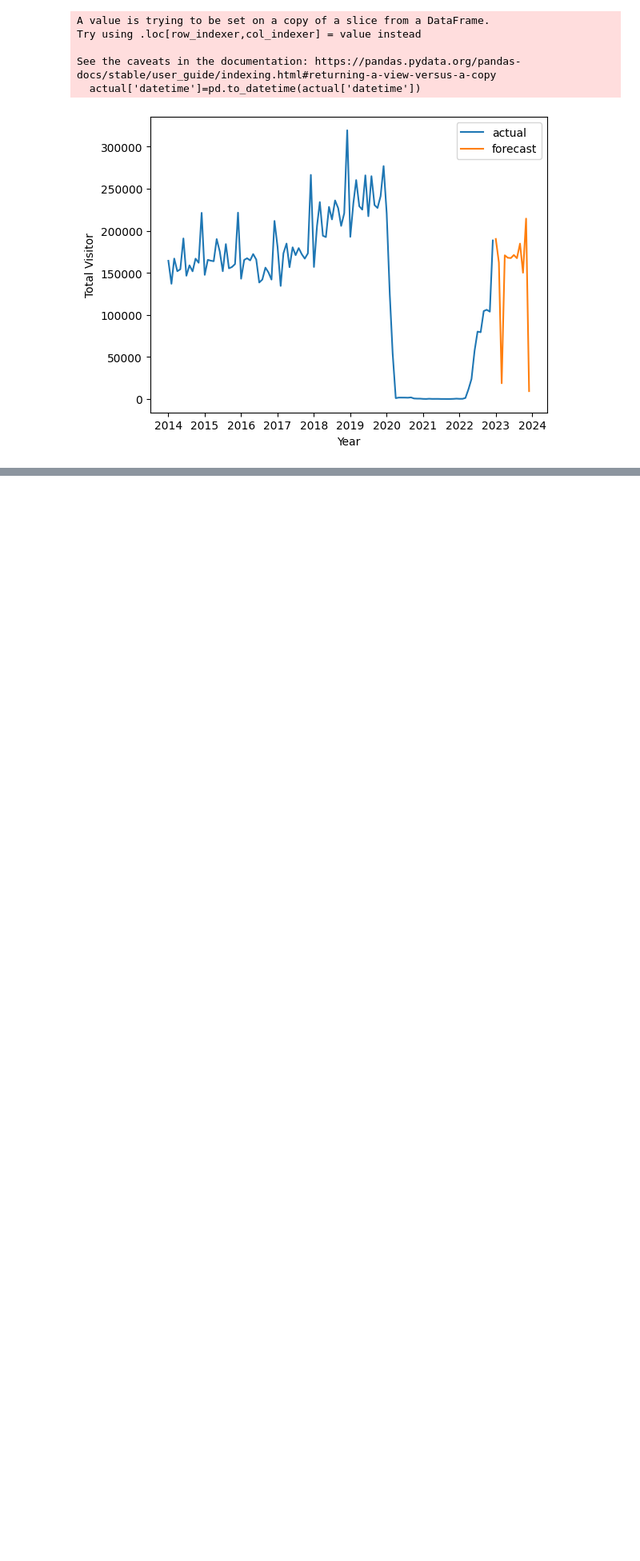
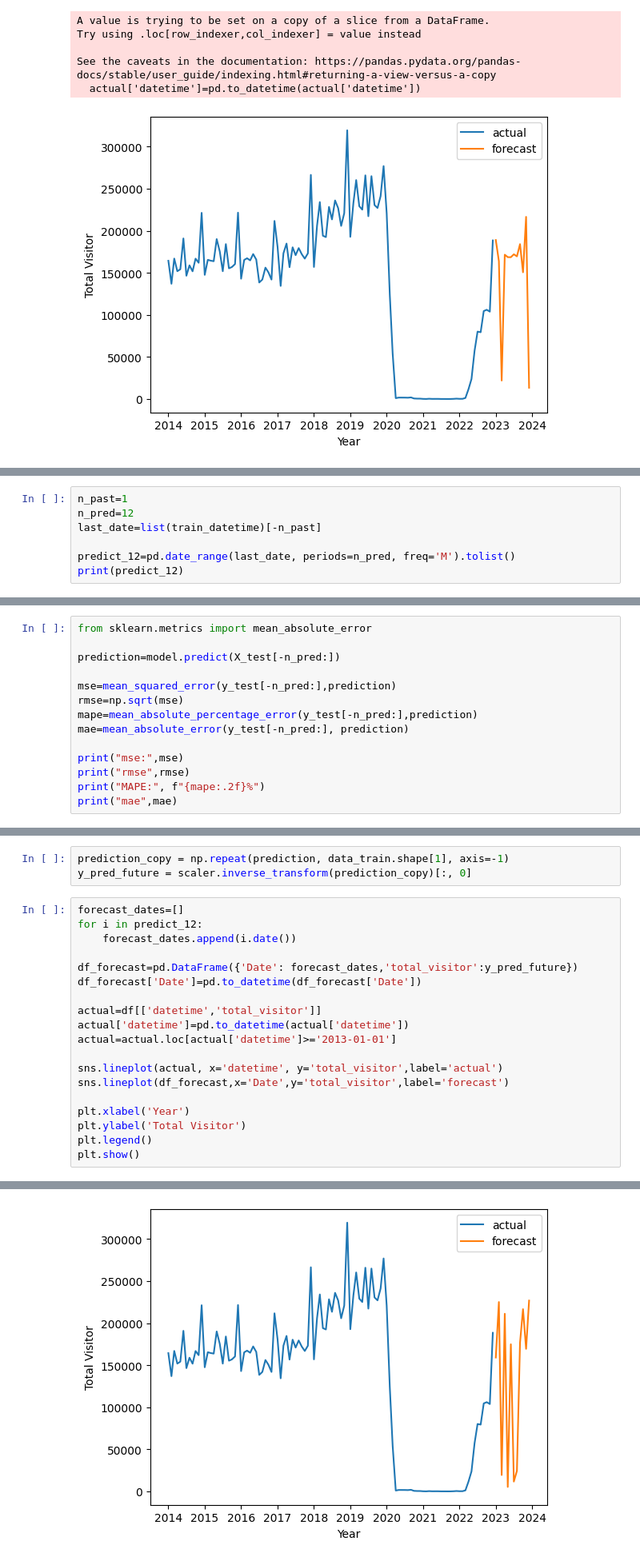
Before and after one commit to CallMePo/Final-Project---PMA, a Jupyter notebook: FIXED/GRU_Fixed.ipynb, the cells around one changed output, grey strips where cells are left out. Shown: that part at 80% size. Cells and saved outputs as stored; diff of their text form; blank space fills up the shorter version.

```diff
--- a/FIXED/GRU_Fixed.ipynb
+++ b/FIXED/GRU_Fixed.ipynb
@@ -219,0 +294,7 @@ print(table)
+# %%
+n_past=1
+n_pred=12
+last_date=list(train_datetime)[-n_past]
+
+predict_12=pd.date_range(last_date, periods=n_pred, freq='M').tolist()
+print(predict_12)
@@ -219,0 +303,14 @@ print(table)
+# %%
+from sklearn.metrics import mean_absolute_error
+
+prediction=model.predict(X_test[-n_pred:])
+
+mse=mean_squared_error(y_test[-n_pred:],prediction)
+rmse=np.sqrt(mse)
+mape=mean_absolute_percentage_error(y_test[-n_pred:],prediction)
+mae=mean_absolute_error(y_test[-n_pred:], prediction)
+
+print("mse:",mse)
+print("rmse",rmse)
+print("MAPE:", f"{mape:.2f}%")
+print("mae",mae)
@@ -219,0 +323,23 @@ print(table)
+# %%
+prediction_copy = np.repeat(prediction, data_train.shape[1], axis=-1)
+y_pred_future = scaler.inverse_transform(prediction_copy)[:, 0]
+# %%
+forecast_dates=[]
+for i in predict_12:
+    forecast_dates.append(i.date())
+
+df_forecast=pd.DataFrame({'Date': forecast_dates,'total_visitor':y_pred_future})
+df_forecast['Date']=pd.to_datetime(df_forecast['Date'])
+
+actual=df[['datetime','total_visitor']]
+actual['datetime']=pd.to_datetime(actual['datetime'])
+actual=actual.loc[actual['datetime']>='2013-01-01']
+
+sns.lineplot(actual, x='datetime', y='total_visitor',label='actual')
+sns.lineplot(df_forecast,x='Date',y='total_visitor',label='forecast')
+
+plt.xlabel('Year')
+plt.ylabel('Total Visitor')
+plt.legend()
+plt.show()
+# %% [output]
@@ -219,0 +351 @@ print(table)
+[figure, added]
```
Also changed, not shown: parts of 36 cells of this notebook, 3 other files.
